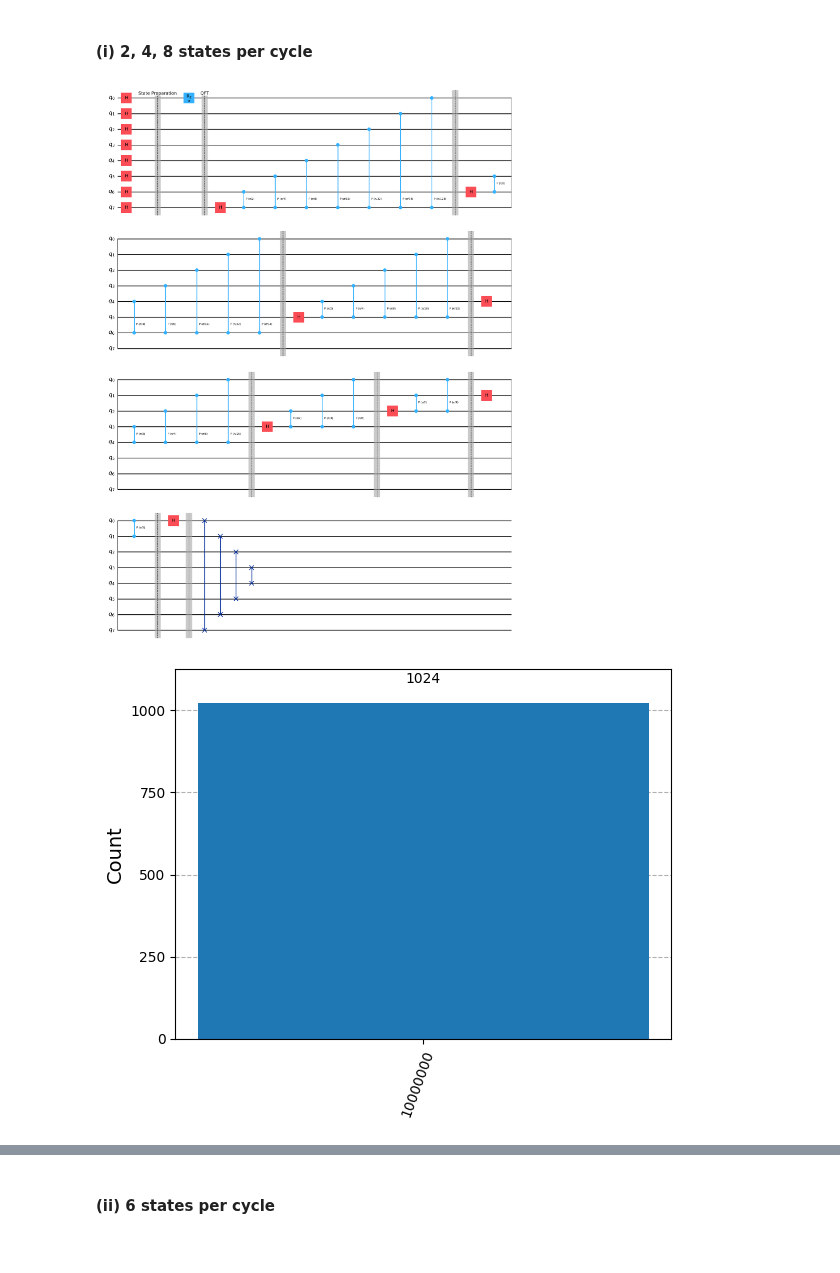
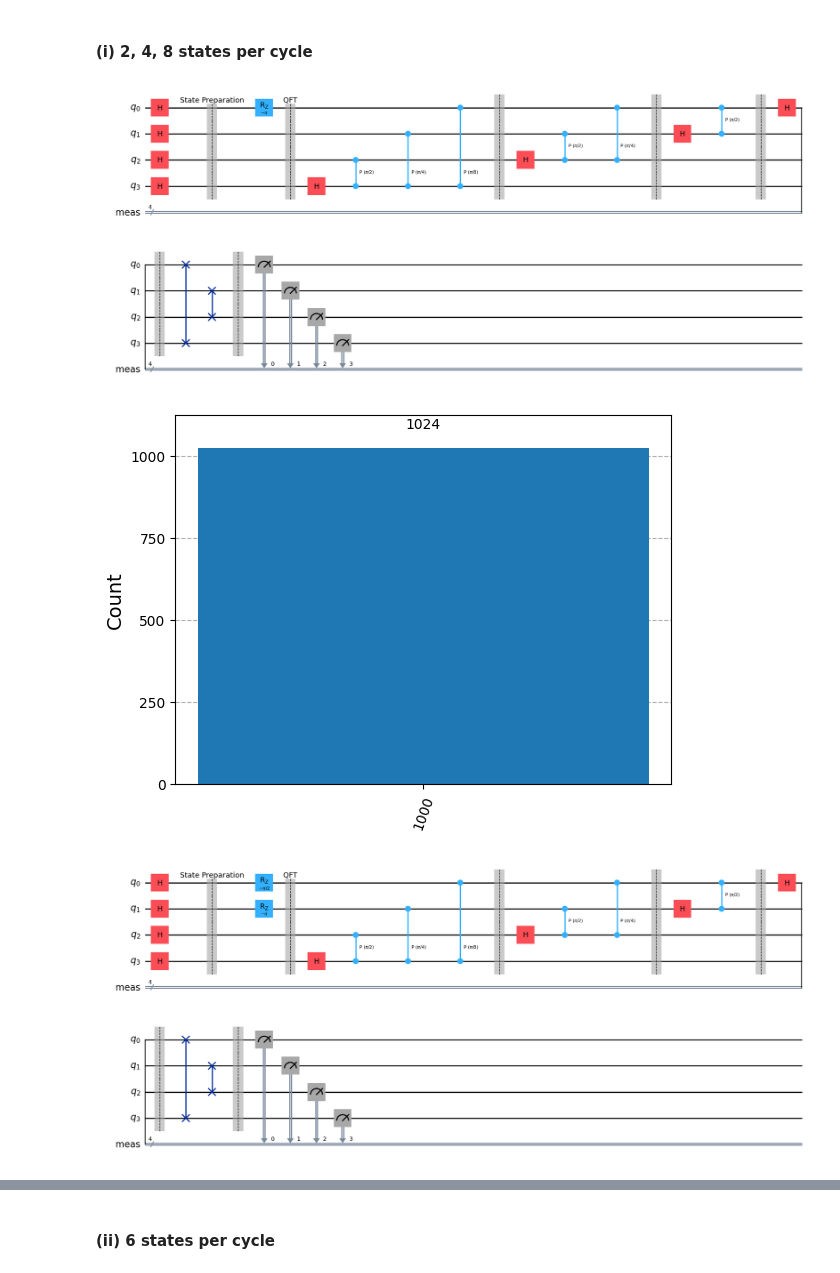
Before and after one commit to elijahkin/amsc698k, a Jupyter notebook: hw5/hw5.ipynb, the cells around one changed output, grey strips where cells are left out. Cells and saved outputs as stored; diff of their text form; code cells hidden in the pictures.

```diff
--- a/hw5/hw5.ipynb
+++ b/hw5/hw5.ipynb
@@ -65,25 +70,38 @@ def invQFTqiskit(nq, with_swaps=False, min_angle=0.):
 # %% [markdown]
 #### (i) 2, 4, 8 states per cycle
-# %%
-from qiskit import QuantumCircuit
-from qiskit_aer import Aer
-from qiskit.visualization import plot_histogram
-
-# Set up the 4 qubit register with harmonic oscillator basis states
-
-nqubits = 8
-qc_qft = QuantumCircuit(nqubits)
-qc_qft.h(list(range(nqubits)))
-
-qc_qft.barrier(label='State Preparation')
-qc_qft.rz(np.pi,0)
-
-qc_qft.barrier(label='QFT')
-qc_qft = qc_qft.compose(QFTqiskit(nqubits, with_swaps=True))
-display(qc_qft.draw('mpl', plot_barriers=True))
-qc_qft.measure_all()
-counts = Aer.get_backend('qasm_simulator').run(qc_qft).result().get_counts()
-plot_histogram(counts)
-# %% [output]
-[figure, removed]
-[figure, removed]
+# %%
+def run_qft_qiskit(nq, states_per_cycle, plot_circuit):
+  qc = QuantumCircuit(nq)
+  qc.h(list(range(nq)))
+  qc.barrier(label='State Preparation')
+
+  if states_per_cycle == '2':
+    qc.rz(-np.pi, 0)
+    # None
+  elif states_per_cycle == '4':
+    qc.rz(-np.pi / 2, 0)
+    qc.rz(-np.pi, 1)
+    # None
+  elif states_per_cycle == '8':
+    qc.rz(-np.pi / 4, 0)
+    qc.rz(-np.pi / 2, 1)
+    qc.rz(-np.pi, 2)
+  elif states_per_cycle == '6':
+    None # TODO
+  else:
+    None # TODO
+
+  qc.barrier(label='QFT')
+  qc = qc.compose(qft_qiskit(nq))
+  qc.measure_all()
+  if plot_circuit:
+    display(qc.draw('mpl'))
+  counts = Aer.get_backend('qasm_simulator').run(qc).result().get_counts()
+  display(plot_histogram(counts))
+# %%
+for states_per_cycle in ['2', '4', '8', '6', None]:
+  run_qft_qiskit(4, states_per_cycle, plot_circuit=True)
+# %% [output]
+[figure, added]
+[figure, added]
+[figure, added]
```
Also changed, not shown: parts of 10 cells of this notebook.
